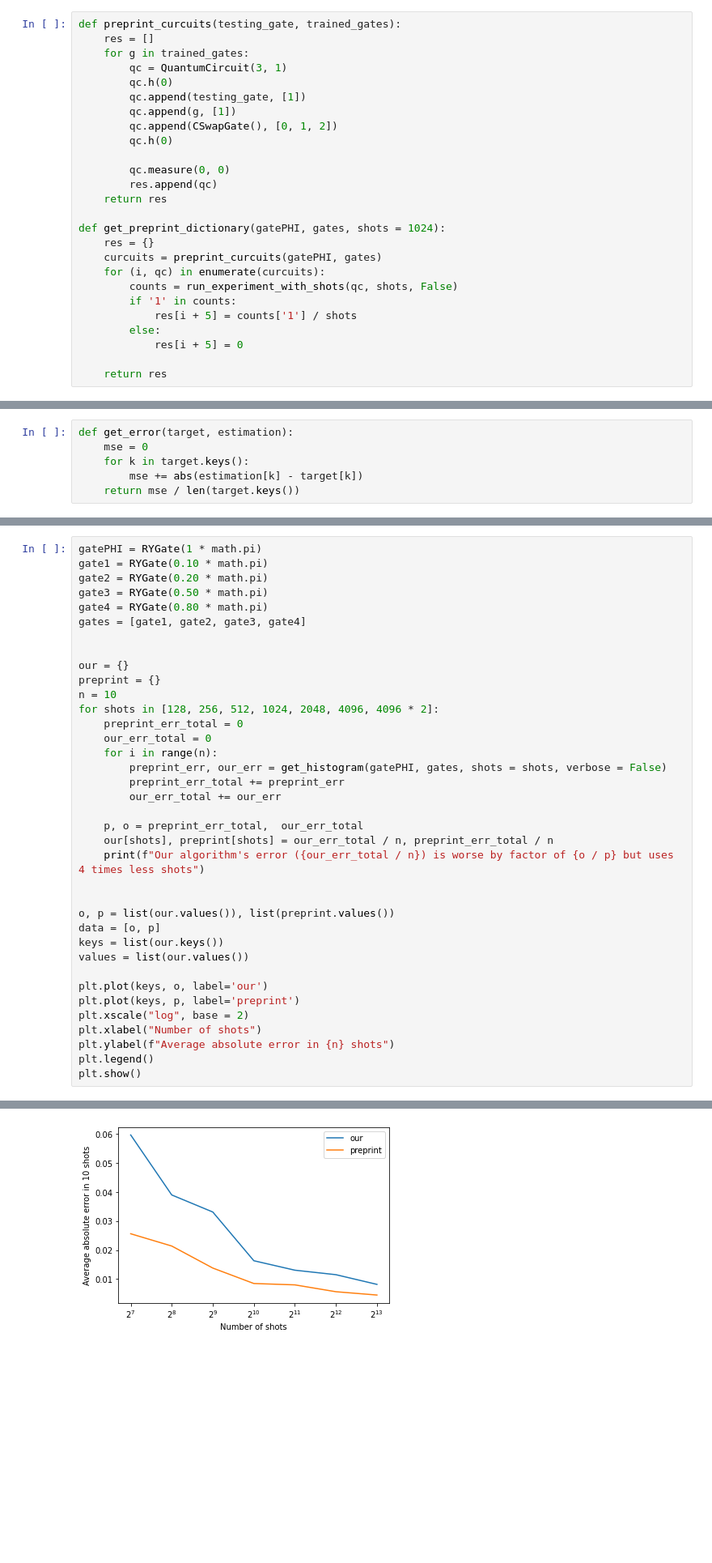
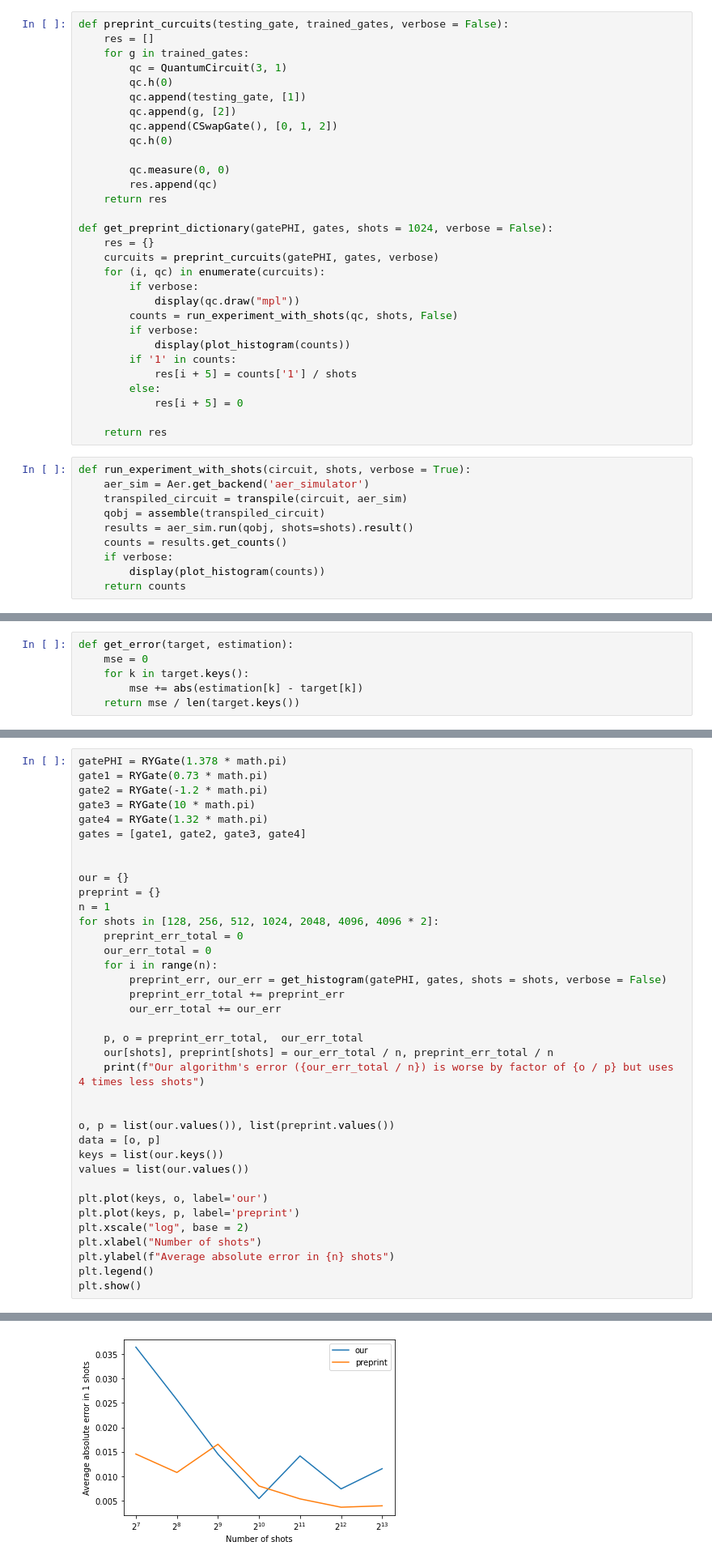
Before and after one commit to Inverseit/quantum, a Jupyter notebook: SWAP experiments.ipynb, the cells around one changed output, grey strips where cells are left out. Shown: that part at 81% size. Cells and saved outputs as stored; diff of their text form; blank space fills up the shorter version.

```diff
--- a/SWAP experiments.ipynb
+++ b/SWAP experiments.ipynb
@@ -726,13 +727,13 @@ def get_counts(circuit, shots, verbose = True):
         display(plot_histogram(counts))
     return counts
 # %%
-def preprint_curcuits(testing_gate, trained_gates):
+def preprint_curcuits(testing_gate, trained_gates, verbose = False):
     res = []
     for g in trained_gates:
         qc = QuantumCircuit(3, 1)
         qc.h(0)
         qc.append(testing_gate, [1])
-        qc.append(g, [1])
+        qc.append(g, [2])
         qc.append(CSwapGate(), [0, 1, 2])
         qc.h(0)
 
@@ -740,17 +741,31 @@ def preprint_curcuits(testing_gate, trained_gates):
         res.append(qc)
     return res
 
-def get_preprint_dictionary(gatePHI, gates, shots = 1024):
+def get_preprint_dictionary(gatePHI, gates, shots = 1024, verbose = False):
     res = {}
-    curcuits = preprint_curcuits(gatePHI, gates)
+    curcuits = preprint_curcuits(gatePHI, gates, verbose)
     for (i, qc) in enumerate(curcuits):
+        if verbose:
+            display(qc.draw("mpl"))
         counts = run_experiment_with_shots(qc, shots, False)
+        if verbose:
+            display(plot_histogram(counts))
         if '1' in counts:
             res[i + 5] = counts['1'] / shots
         else:
             res[i + 5] = 0
 
     return res
+# %%
+def run_experiment_with_shots(circuit, shots, verbose = True):
+    aer_sim = Aer.get_backend('aer_simulator')
+    transpiled_circuit = transpile(circuit, aer_sim)
+    qobj = assemble(transpiled_circuit)
+    results = aer_sim.run(qobj, shots=shots).result()
+    counts = results.get_counts()
+    if verbose:
+        display(plot_histogram(counts))
+    return counts
 # %%
 def our_curcuit(testing_gate, trained_gates):
     qc = QuantumCircuit(3 + 2 + 4 + 4, 2 + 1)
@@ -871,17 +886,17 @@ def get_histogram(gatePHI, gates, shots = 1024, verbose = True):
         #display(plot_histogram([target, our, preprint], figsize=(10, 5), legend=["Target", "Our", "The Preprint"]))
     return preprint_err, our_err
 # %%
-gatePHI = RYGate(1 * math.pi)
-gate1 = RYGate(0.10 * math.pi)
-gate2 = RYGate(0.20 * math.pi)
-gate3 = RYGate(0.50 * math.pi)
-gate4 = RYGate(0.80 * math.pi)
+gatePHI = RYGate(1.378 * math.pi)
+gate1 = RYGate(0.73 * math.pi)
+gate2 = RYGate(-1.2 * math.pi)
+gate3 = RYGate(10 * math.pi)
+gate4 = RYGate(1.32 * math.pi)
 gates = [gate1, gate2, gate3, gate4]
 
 
 our = {}
 preprint = {}
-n = 10
+n = 1
 for shots in [128, 256, 512, 1024, 2048, 4096, 4096 * 2]:
     preprint_err_total = 0
     our_err_total = 0
@@ -918,4 +943,4 @@ Our algorithm's error (0.008168162358050917) is worse by factor of 1.81798149935
-[figure, old version]
+[figure, new version]
 # %%
 get_histogram(gatePHI, gates, shots = 1024, verbose = True)
 # %% [output]
```
Also changed, not shown: parts of 8 cells of this notebook, 14 other files.
